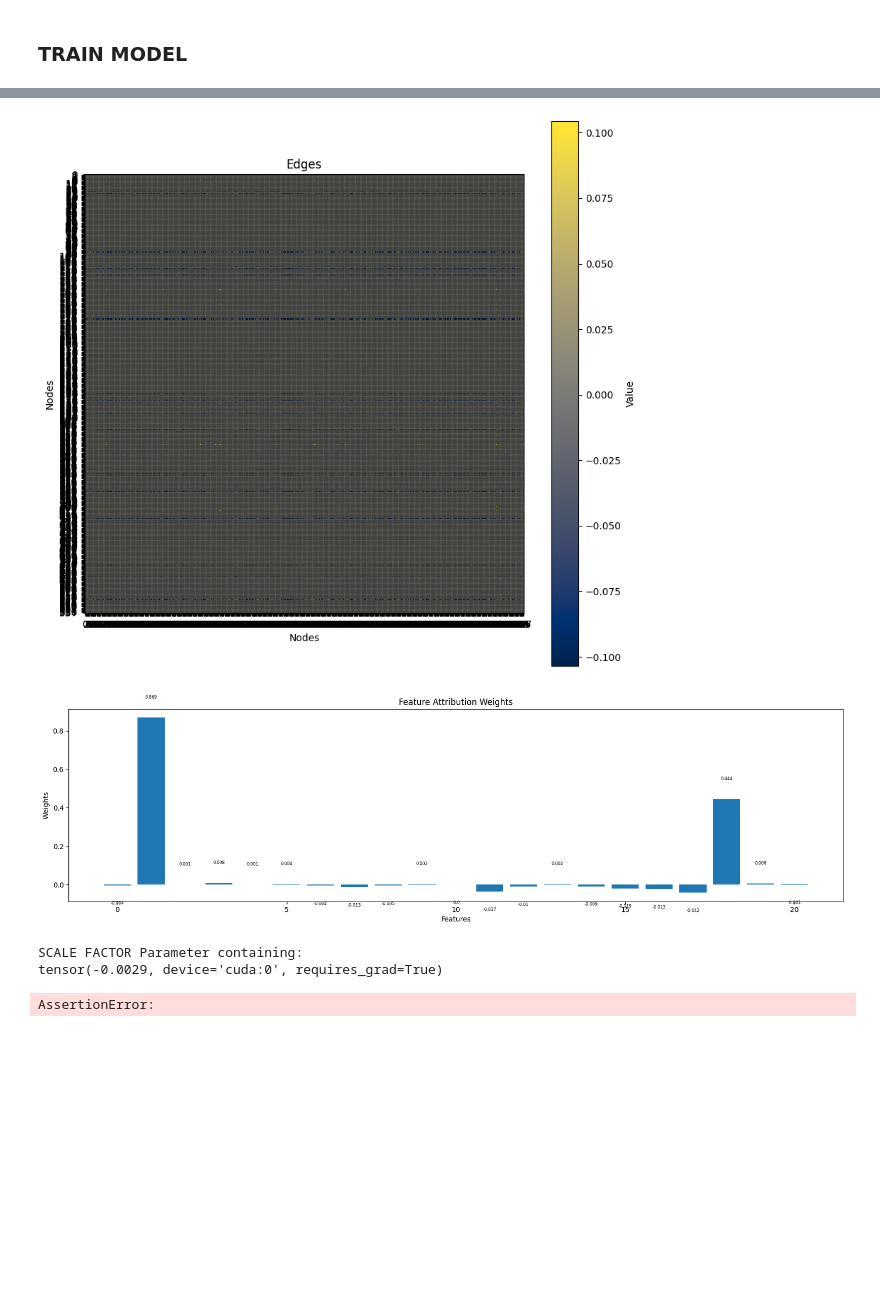
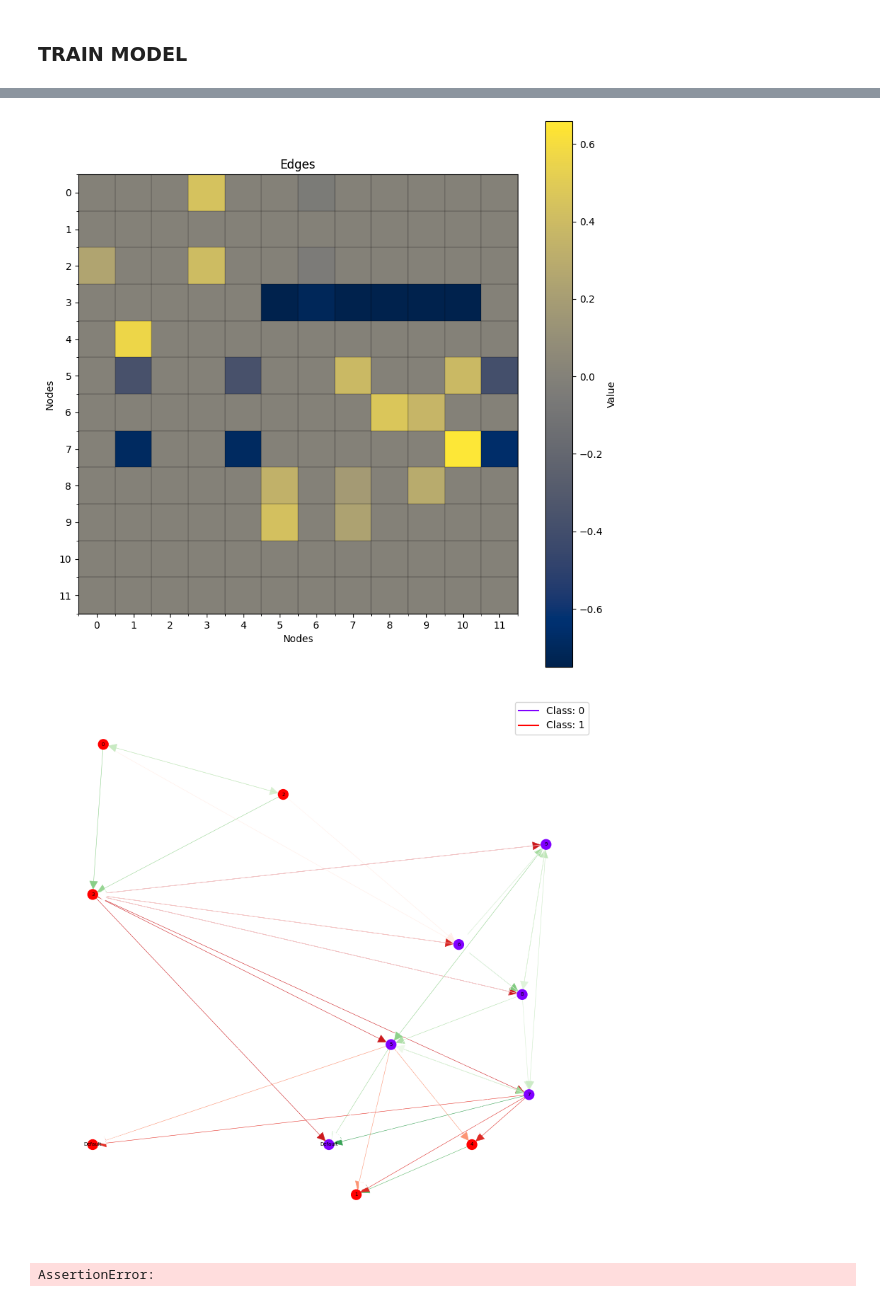
Before and after one commit to gretareitenbach/Deep-Arguing, a Jupyter notebook: examples/glioma/gradual-aacbr-test.ipynb, the cells around one changed output, grey strips where cells are left out. Drawn from its saved outputs; the diff is of its cells as text; code cells hidden in the pictures; blank space fills up the shorter version.

Commit message:
Experiment with new training method

```diff
--- a/examples/glioma/gradual-aacbr-test.ipynb
+++ b/examples/glioma/gradual-aacbr-test.ipynb
@@ -72,3 +72,6 @@ plt.show()
 # %% [output]
 [figure]
 [figure]
+# %%
+X_centroids, y_centroids = cluster_data(train["X"], train["y"], lambda x: 5)
+X_centroids, y_centroids = torch.tensor(X_centroids, device=device),      torch.tensor(y_centroids, dtype=torch.float32, device=device)
@@ -93,9 +102,12 @@ DEFAULT_CASE = X_train.mean(axis=0)
 X_DEFAULTS = DEFAULT_CASE.tile(len(all_y), 1)
 Y_DEFAULTS = torch.tensor(all_y, device=device).flip([0])
 # %%
-MAX_ITERS = 95
-EPOCHS = 6000
+# MAX_ITERS = 95
+MAX_ITERS = len(X_centroids)
+# EPOCHS = 6000
+EPOCHS = 12000
 USE_SYMMETRIC_ATTACKS = False
+# LR = 2e-2
 LR = 2e-2
 TEMPERATURE = 0.05
 USE_BLOCKERS = True
@@ -157,7 +169,7 @@ POST_PROCESS_FUNC = uni_directional
 # %%
 print("RESULTS ON VALIDATION SET PRE TRAINING")
 with torch.no_grad():
-    accuracy, precision, recall, f1 = evaluate_model(model, X_train, y_train, X_DEFAULTS, Y_DEFAULTS,
+    accuracy, precision, recall, f1 = evaluate_model(model, X_centroids, y_centroids, X_DEFAULTS, Y_DEFAULTS,
                                                      X_val, y_val, show_confusion=True, use_blockers=USE_BLOCKERS,
                                                      print_matrix=True, print_compute_graph=False,
                                                      print_graph=False, print_results=True, post_process_func=POST_PROCESS_FUNC,
@@ -181,11 +200,12 @@ losses = static_train_model(model, X_train, y_train,
 # %%
 print("RESULTS ON VALIDATION SET POST TRAINING")
 with torch.no_grad():
-    accuracy, precision, recall, f1 = evaluate_model(model, X_train, y_train, X_DEFAULTS, Y_DEFAULTS,
+    accuracy, precision, recall, f1 = evaluate_model(model, X_centroids, y_centroids, X_DEFAULTS, Y_DEFAULTS,
                                                      X_val, y_val, show_confusion=True, use_blockers=USE_BLOCKERS,
                                                      print_matrix=True, print_compute_graph=False,
                                                      print_graph=False, print_results=True, post_process_func=POST_PROCESS_FUNC,
                                                      use_supports=USE_SUPPORTS)
+    model.show_graph()
 # %% [output]
 RESULTS ON VALIDATION SET POST TRAINING
 Accuracy, Precision, Recall, F1
@@ -194,7 +214,5 @@ Accuracy, Precision, Recall, F1
-[figure, old version]
+[figure, new version]
-[figure, old version]
+[figure, new version]
-SCALE FACTOR Parameter containing:
-tensor(-0.0029, device='cuda:0', requires_grad=True)
 # %%
 assert(False)
 # %% [output]
```
Also changed, not shown: parts of 8 cells of this notebook, 4 other files.
